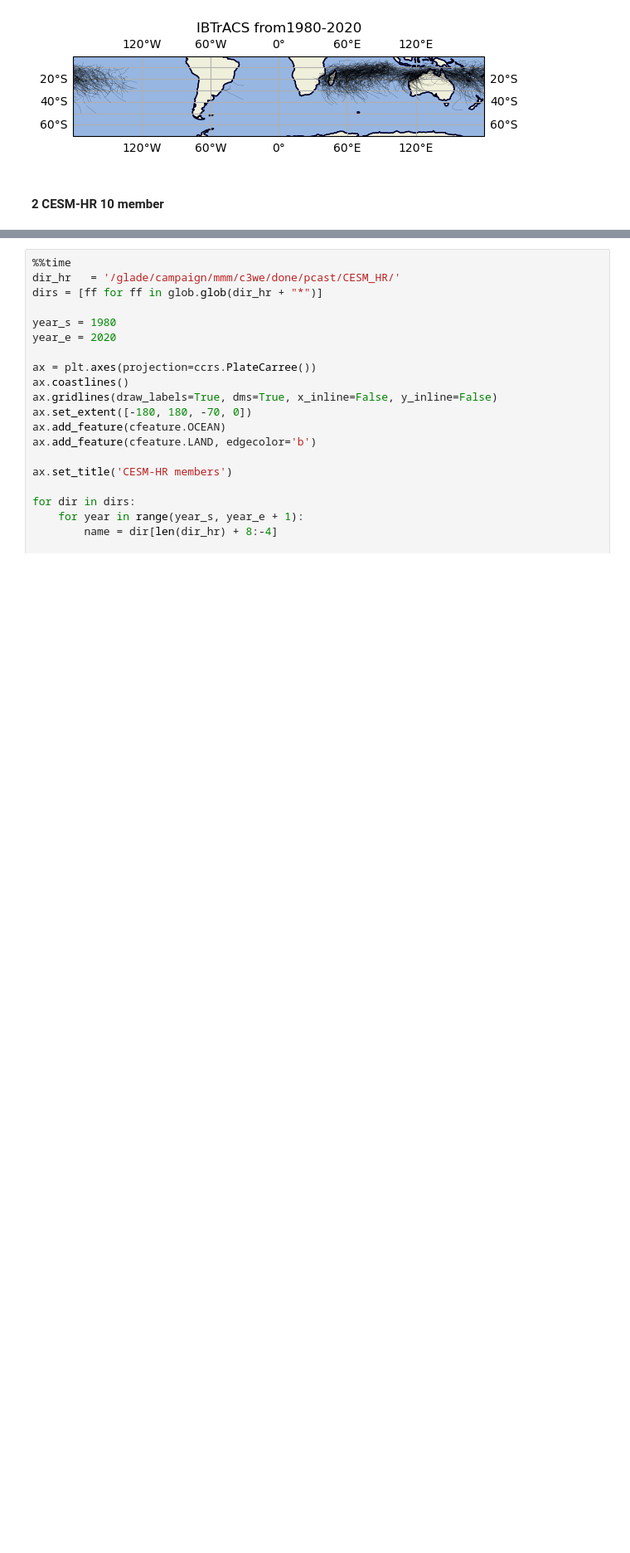
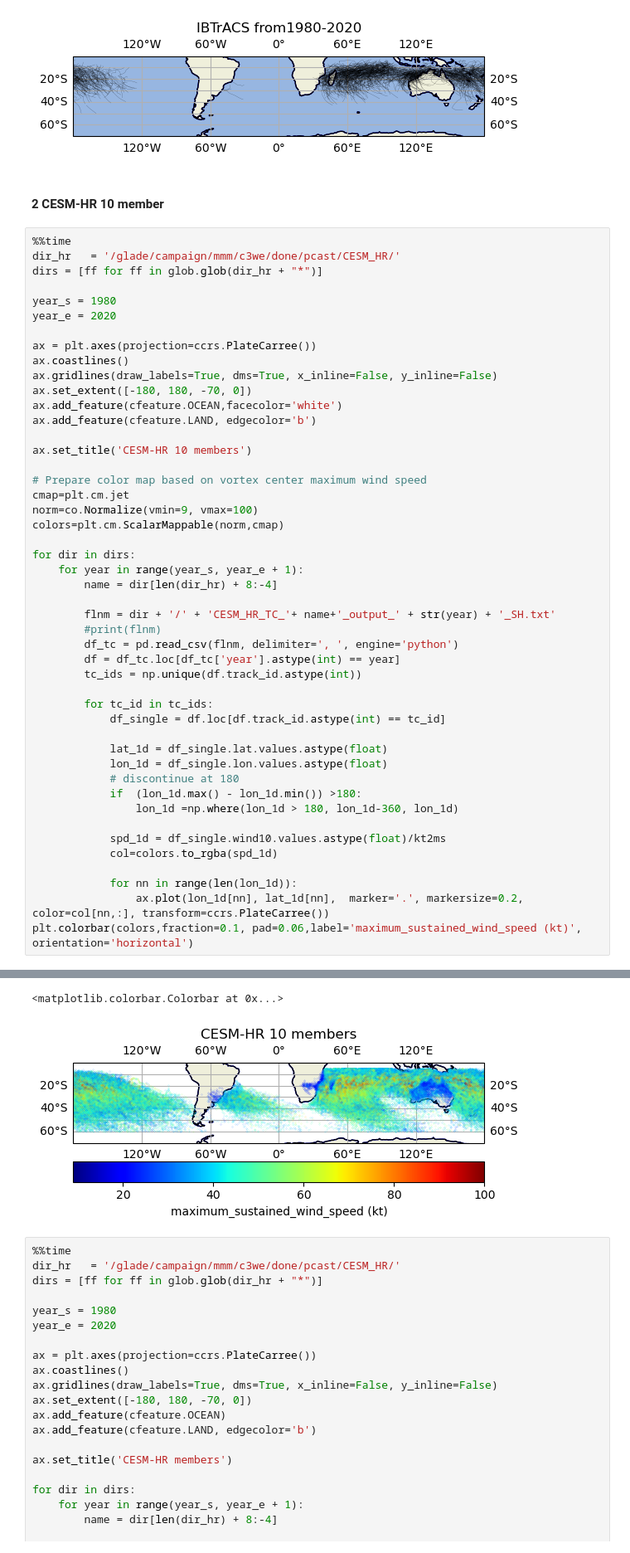
Before and after one commit to ming80302/DOD, a Jupyter notebook: track_plot_CESM-HR_color_SH.ipynb, the cells around one changed output, grey strips where cells are left out. Shown at 83% size. Saved outputs shown, nothing was run; the diff lists cells and outputs as text; blank space fills up the shorter version.

```diff
--- a/track_plot_CESM-HR_color_SH.ipynb
+++ b/track_plot_CESM-HR_color_SH.ipynb
@@ -184,3 +184,51 @@ Wall time: 9.76 s
 [figure]
 # %% [markdown]
 #### 2 CESM-HR 10 member
+# %%
+%%time
+dir_hr   = '/glade/campaign/mmm/c3we/done/pcast/CESM_HR/'
+dirs = [ff for ff in glob.glob(dir_hr + "*")]
+
+year_s = 1980
+year_e = 2020
+
+ax = plt.axes(projection=ccrs.PlateCarree())
+ax.coastlines()
+ax.gridlines(draw_labels=True, dms=True, x_inline=False, y_inline=False)
+ax.set_extent([-180, 180, -70, 0])
+ax.add_feature(cfeature.OCEAN,facecolor='white')
+ax.add_feature(cfeature.LAND, edgecolor='b')
+
+ax.set_title('CESM-HR 10 members')
+
+# Prepare color map based on vortex center maximum wind speed
+cmap=plt.cm.jet
+norm=co.Normalize(vmin=9, vmax=100)
+colors=plt.cm.ScalarMappable(norm,cmap)
+
+for dir in dirs:
+    for year in range(year_s, year_e + 1):
+        name = dir[len(dir_hr) + 8:-4]
+
+        flnm = dir + '/' + 'CESM_HR_TC_'+ name+'_output_' + str(year) + '_SH.txt'
+        #print(flnm)
+        df_tc = pd.read_csv(flnm, delimiter=', ', engine='python')
+        df = df_tc.loc[df_tc['year'].astype(int) == year]
+        tc_ids = np.unique(df.track_id.astype(int))
+
+        for tc_id in tc_ids:
+            df_single = df.loc[df.track_id.astype(int) == tc_id]
+
+            lat_1d = df_single.lat.values.astype(float)
+            lon_1d = df_single.lon.values.astype(float)
+            # discontinue at 180
+            if  (lon_1d.max() - lon_1d.min()) >180:
+                lon_1d =np.where(lon_1d > 180, lon_1d-360, lon_1d)
+
+            spd_1d = df_single.wind10.values.astype(float)/kt2ms
+            col=colors.to_rgba(spd_1d)
+
+            for nn in range(len(lon_1d)):
+                ax.plot(lon_1d[nn], lat_1d[nn],  marker='.', markersize=0.2, color=col[nn,:], transform=ccrs.PlateCarree())
+plt.colorbar(colors,fraction=0.1, pad=0.06,label='maximum_sustained_wind_speed (kt)', orientation='horizontal')
+# %% [output]
@@ -187,3 +237,5 @@ Wall time: 9.76 s
+<matplotlib.colorbar.Colorbar at 0x...>
+[figure, added]
 # %%
 %%time
 dir_hr   = '/glade/campaign/mmm/c3we/done/pcast/CESM_HR/'
```
Also changed, not shown: parts of 1 cell of this notebook, 1 other file.
